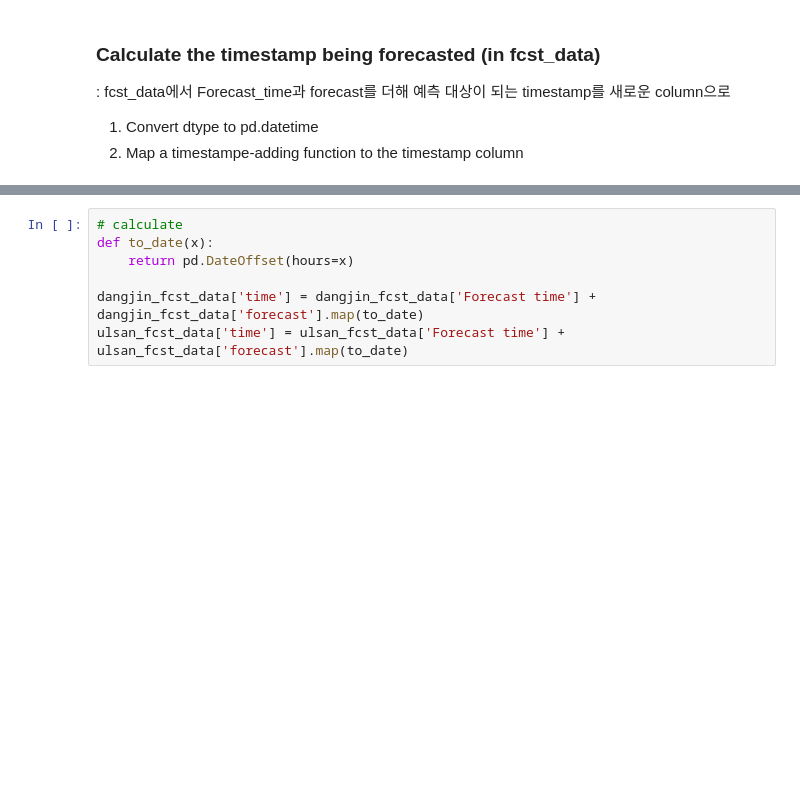
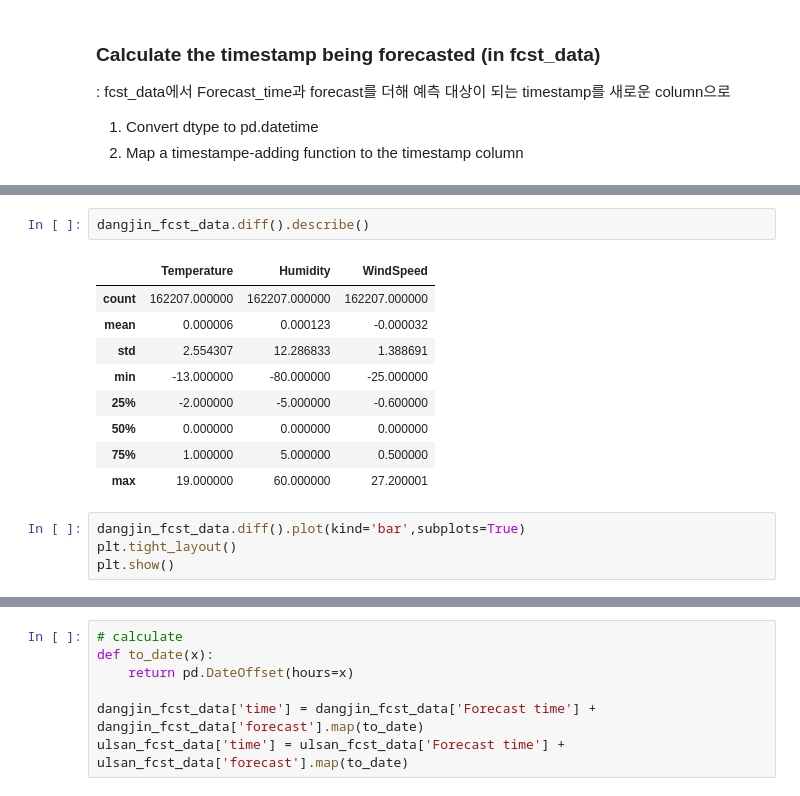
Before and after one commit to dongin1009/Solar_Predict, a Jupyter notebook: dongi_data_preprocessing.ipynb, the cells around one changed output, grey strips where cells are left out. Drawn from its saved outputs; the diff is of its cells as text; blank space fills up the shorter version.

```diff
--- a/dongi_data_preprocessing.ipynb
+++ b/dongi_data_preprocessing.ipynb
@@ -530,3 +578,19 @@ dtype: int64
+# %%
+dangjin_fcst_data.diff().describe()
+# %% [output]
+|  | Temperature | Humidity | WindSpeed |
+| count | 162207.000000 | 162207.000000 | 162207.000000 |
+| mean | 0.000006 | 0.000123 | -0.000032 |
+| std | 2.554307 | 12.286833 | 1.388691 |
+| min | -13.000000 | -80.000000 | -25.000000 |
+| 25% | -2.000000 | -5.000000 | -0.600000 |
+| 50% | 0.000000 | 0.000000 | 0.000000 |
+| 75% | 1.000000 | 5.000000 | 0.500000 |
+| max | 19.000000 | 60.000000 | 27.200001 |
+# %%
+dangjin_fcst_data.diff().plot(kind='bar',subplots=True)
+plt.tight_layout()
+plt.show()
 # %%
 # convert dtype to pd.datetime
 dangjin_fcst_data['Forecast time'] = pd.to_datetime(dangjin_fcst_data['Forecast time'])
```
Also changed, not shown: parts of 9 cells of this notebook.
